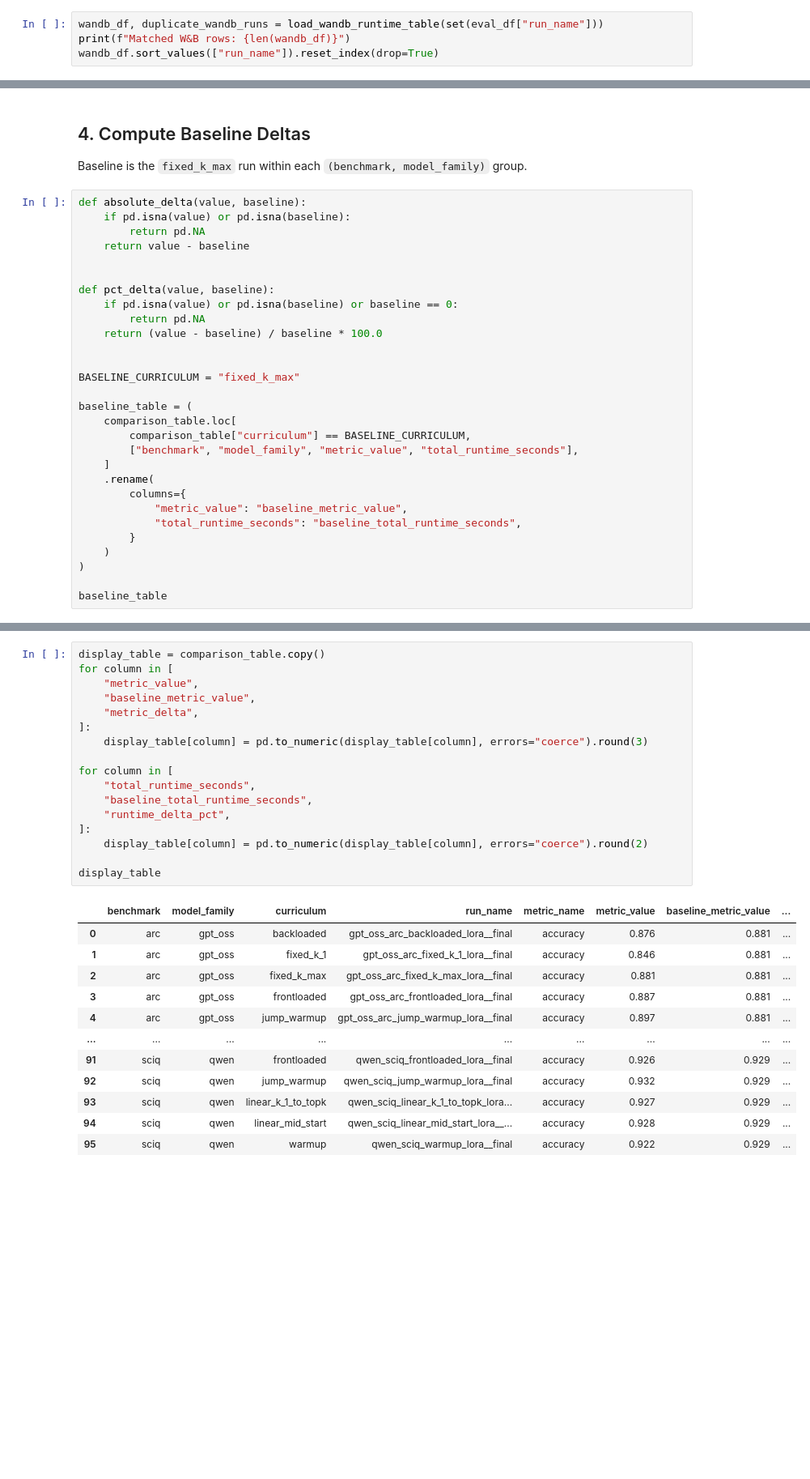
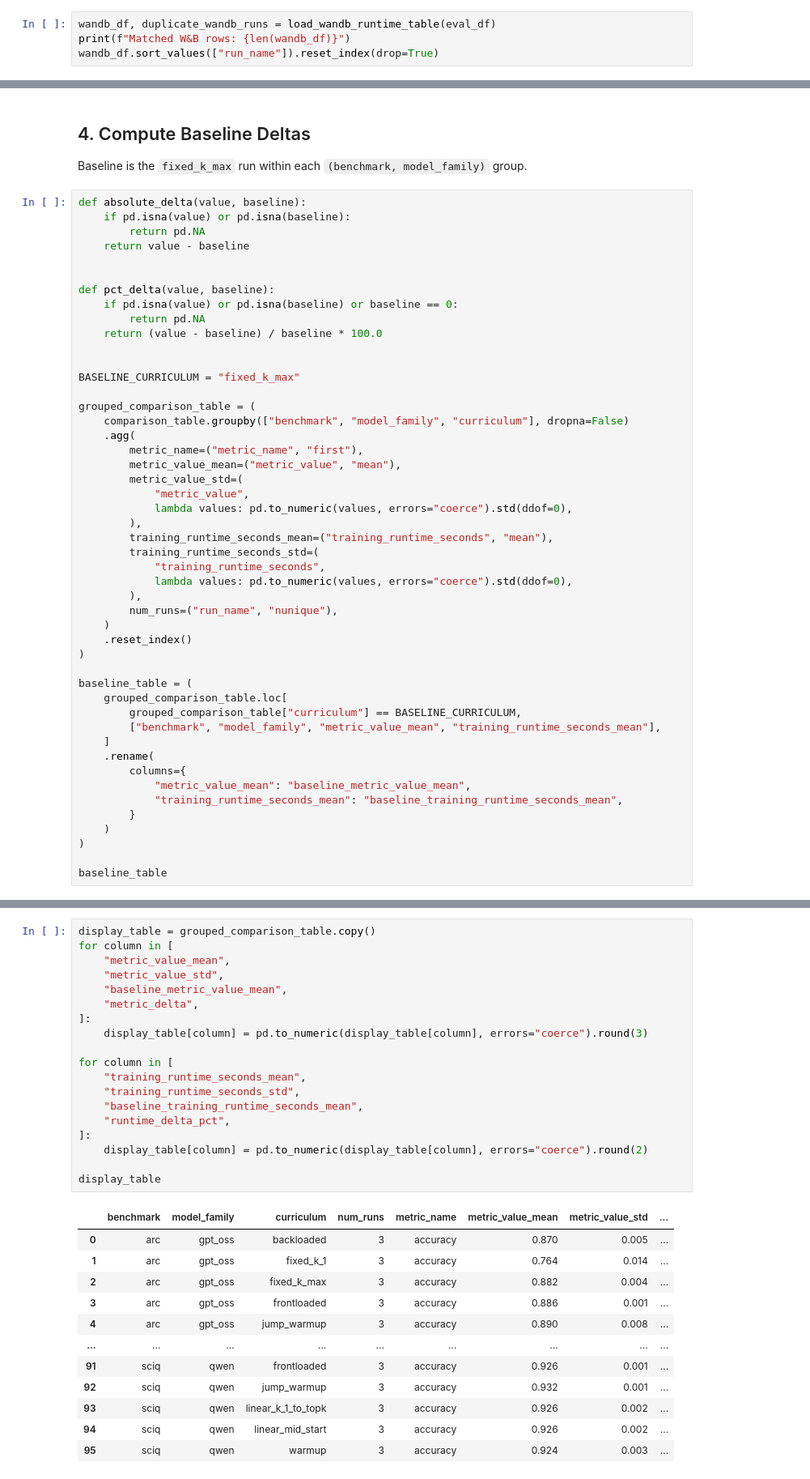
Before and after one commit to SebastianBalmus/masters_thesis, a Jupyter notebook: notebooks/eval_metric_runtime_deltas.ipynb, the cells around one changed output, grey strips where cells are left out. Shown at 81% size. Saved outputs shown, nothing was run; the diff lists cells and outputs as text; blank space fills up the shorter version.

```diff
--- a/notebooks/eval_metric_runtime_deltas.ipynb
+++ b/notebooks/eval_metric_runtime_deltas.ipynb
@@ -299,7 +321,7 @@ def load_wandb_runtime_table(eval_run_names):
 
     return wandb_df.reset_index(drop=True), duplicate_counts
 # %%
-wandb_df, duplicate_wandb_runs = load_wandb_runtime_table(set(eval_df["run_name"]))
+wandb_df, duplicate_wandb_runs = load_wandb_runtime_table(eval_df)
 print(f"Matched W&B rows: {len(wandb_df)}")
 wandb_df.sort_values(["run_name"]).reset_index(drop=True)
 # %% [output]
@@ -367,15 +389,34 @@ def pct_delta(value, baseline):
 
 BASELINE_CURRICULUM = "fixed_k_max"
 
+grouped_comparison_table = (
+    comparison_table.groupby(["benchmark", "model_family", "curriculum"], dropna=False)
+    .agg(
+        metric_name=("metric_name", "first"),
+        metric_value_mean=("metric_value", "mean"),
+        metric_value_std=(
+            "metric_value",
+            lambda values: pd.to_numeric(values, errors="coerce").std(ddof=0),
+        ),
+        training_runtime_seconds_mean=("training_runtime_seconds", "mean"),
+        training_runtime_seconds_std=(
+            "training_runtime_seconds",
+            lambda values: pd.to_numeric(values, errors="coerce").std(ddof=0),
+        ),
+        num_runs=("run_name", "nunique"),
+    )
+    .reset_index()
+)
+
 baseline_table = (
-    comparison_table.loc[
-        comparison_table["curriculum"] == BASELINE_CURRICULUM,
-        ["benchmark", "model_family", "metric_value", "total_runtime_seconds"],
+    grouped_comparison_table.loc[
+        grouped_comparison_table["curriculum"] == BASELINE_CURRICULUM,
+        ["benchmark", "model_family", "metric_value_mean", "training_runtime_seconds_mean"],
     ]
     .rename(
         columns={
-            "metric_value": "baseline_metric_value",
-            "total_runtime_seconds": "baseline_total_runtime_seconds",
+            "metric_value_mean": "baseline_metric_value_mean",
+            "training_runtime_seconds_mean": "baseline_training_runtime_seconds_mean",
         }
     )
 )
@@ -459,30 +496,32 @@ comparison_table
 # %%
-display_table = comparison_table.copy()
+display_table = grouped_comparison_table.copy()
 for column in [
-    "metric_value",
-    "baseline_metric_value",
+    "metric_value_mean",
+    "metric_value_std",
+    "baseline_metric_value_mean",
     "metric_delta",
 ]:
     display_table[column] = pd.to_numeric(display_table[column], errors="coerce").round(3)
 
 for column in [
-    "total_runtime_seconds",
-    "baseline_total_runtime_seconds",
+    "training_runtime_seconds_mean",
+    "training_runtime_seconds_std",
+    "baseline_training_runtime_seconds_mean",
     "runtime_delta_pct",
 ]:
     display_table[column] = pd.to_numeric(display_table[column], errors="coerce").round(2)
 
 display_table
 # %% [output]
-|  | benchmark | model_family | curriculum | run_name | metric_name | metric_value | baseline_metric_value | ... |
-| 0 | arc | gpt_oss | backloaded | gpt_oss_arc_backloaded_lora__final | accuracy | 0.876 | 0.881 | ... |
-| 1 | arc | gpt_oss | fixed_k_1 | gpt_oss_arc_fixed_k_1_lora__final | accuracy | 0.846 | 0.881 | ... |
-| 2 | arc | gpt_oss | fixed_k_max | gpt_oss_arc_fixed_k_max_lora__final | accuracy | 0.881 | 0.881 | ... |
-| 3 | arc | gpt_oss | frontloaded | gpt_oss_arc_frontloaded_lora__final | accuracy | 0.887 | 0.881 | ... |
-| 4 | arc | gpt_oss | jump_warmup | gpt_oss_arc_jump_warmup_lora__final | accuracy | 0.897 | 0.881 | ... |
+|  | benchmark | model_family | curriculum | num_runs | metric_name | metric_value_mean | metric_value_std | ... |
+| 0 | arc | gpt_oss | backloaded | 3 | accuracy | 0.870 | 0.005 | ... |
+| 1 | arc | gpt_oss | fixed_k_1 | 3 | accuracy | 0.764 | 0.014 | ... |
+| 2 | arc | gpt_oss | fixed_k_max | 3 | accuracy | 0.882 | 0.004 | ... |
+| 3 | arc | gpt_oss | frontloaded | 3 | accuracy | 0.886 | 0.001 | ... |
+| 4 | arc | gpt_oss | jump_warmup | 3 | accuracy | 0.890 | 0.008 | ... |
 | ... | ... | ... | ... | ... | ... | ... | ... | ... |
-| 91 | sciq | qwen | frontloaded | qwen_sciq_frontloaded_lora__final | accuracy | 0.926 | 0.929 | ... |
-| 92 | sciq | qwen | jump_warmup | qwen_sciq_jump_warmup_lora__final | accuracy | 0.932 | 0.929 | ... |
-| 93 | sciq | qwen | linear_k_1_to_topk | qwen_sciq_linear_k_1_to_topk_lora... | accuracy | 0.927 | 0.929 | ... |
-| 94 | sciq | qwen | linear_mid_start | qwen_sciq_linear_mid_start_lora__... | accuracy | 0.928 | 0.929 | ... |
-| 95 | sciq | qwen | warmup | qwen_sciq_warmup_lora__final | accuracy | 0.922 | 0.929 | ... |
+| 91 | sciq | qwen | frontloaded | 3 | accuracy | 0.926 | 0.001 | ... |
+| 92 | sciq | qwen | jump_warmup | 3 | accuracy | 0.932 | 0.001 | ... |
+| 93 | sciq | qwen | linear_k_1_to_topk | 3 | accuracy | 0.926 | 0.002 | ... |
+| 94 | sciq | qwen | linear_mid_start | 3 | accuracy | 0.926 | 0.002 | ... |
+| 95 | sciq | qwen | warmup | 3 | accuracy | 0.924 | 0.003 | ... |
```
Also changed, not shown: parts of 13 cells of this notebook, 6 other files.
